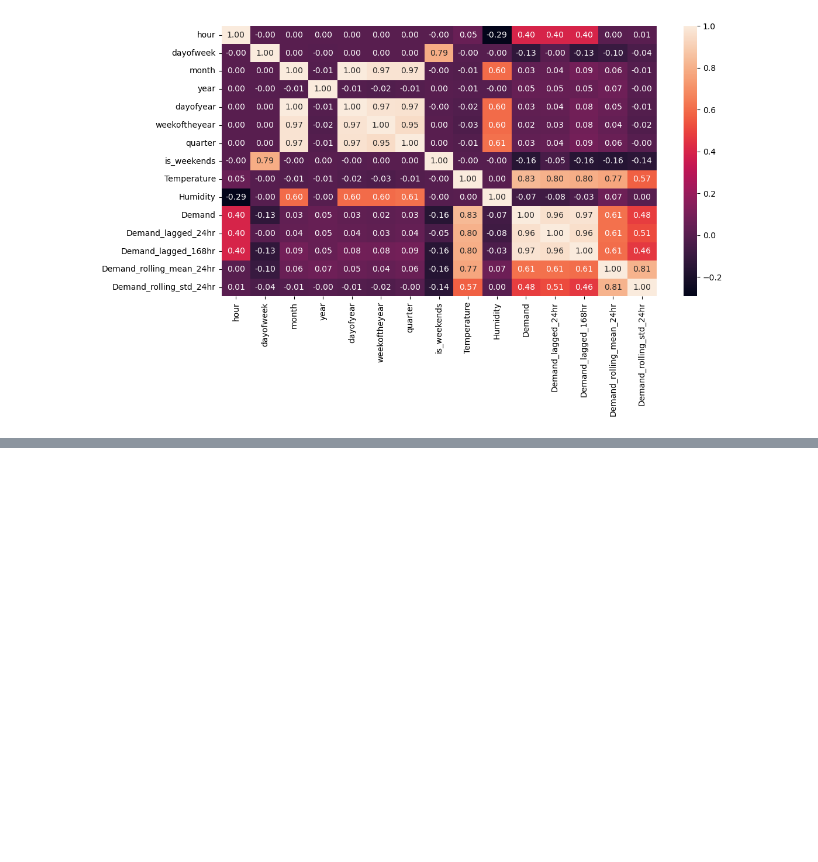
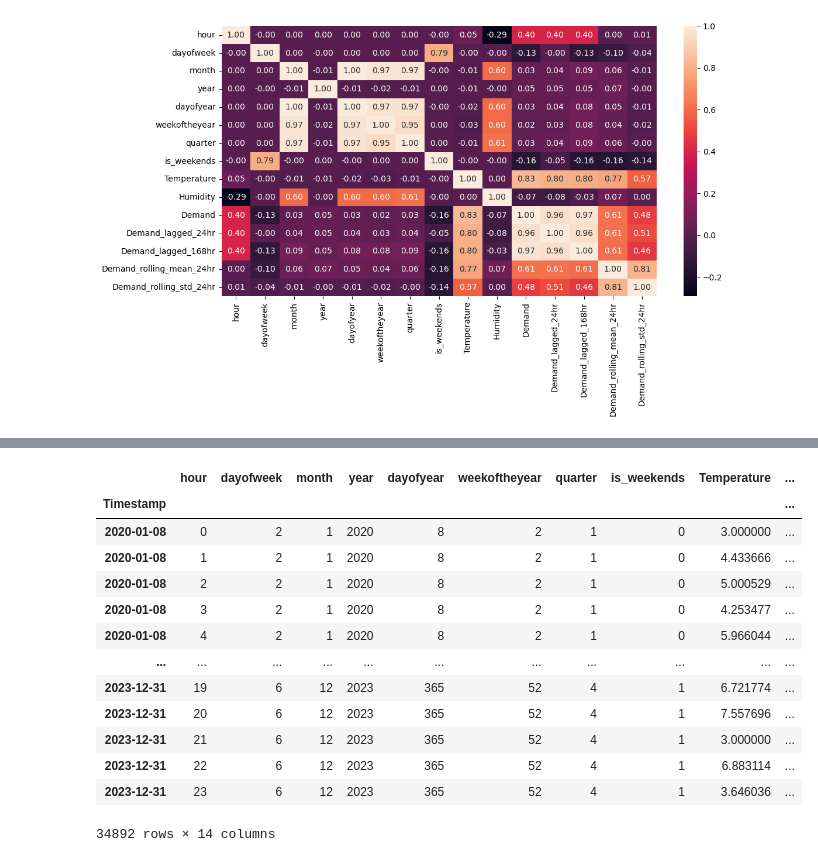
Before and after one commit to rohansaha636/Electricity-Demand-Prediction-Machine-Learning-Model, a Jupyter notebook: Electricity_Demand_Prediction_Machine_Learning_Model.ipynb, the cells around one changed output, grey strips where cells are left out. Saved outputs shown, nothing was run; the diff lists cells and outputs as text; code cells hidden in the pictures; blank space fills up the shorter version.

```diff
--- a/Electricity_Demand_Prediction_Machine_Learning_Model.ipynb
+++ b/Electricity_Demand_Prediction_Machine_Learning_Model.ipynb
@@ -537,0 +555,2 @@ plt.show()
+# %%
+x = df.drop('Demand',axis=1)
@@ -537,0 +590,3 @@ plt.show()
+# %%
+#spliting dataset into train and test set
+x_train = x.loc[ : '2023-12-31']  #taking 80 % data as testing data
@@ -537,0 +595,17 @@ plt.show()
+# %%
+x_train
+# %% [output]
+|  | hour | dayofweek | month | year | dayofyear | weekoftheyear | quarter | is_weekends | Temperature | ... |
+| Timestamp |  |  |  |  |  |  |  |  |  | ... |
+| 2020-01-08 | 0 | 2 | 1 | 2020 | 8 | 2 | 1 | 0 | 3.000000 | ... |
+| 2020-01-08 | 1 | 2 | 1 | 2020 | 8 | 2 | 1 | 0 | 4.433666 | ... |
+| 2020-01-08 | 2 | 2 | 1 | 2020 | 8 | 2 | 1 | 0 | 5.000529 | ... |
+| 2020-01-08 | 3 | 2 | 1 | 2020 | 8 | 2 | 1 | 0 | 4.253477 | ... |
+| 2020-01-08 | 4 | 2 | 1 | 2020 | 8 | 2 | 1 | 0 | 5.966044 | ... |
+| ... | ... | ... | ... | ... | ... | ... | ... | ... | ... | ... |
+| 2023-12-31 | 19 | 6 | 12 | 2023 | 365 | 52 | 4 | 1 | 6.721774 | ... |
+| 2023-12-31 | 20 | 6 | 12 | 2023 | 365 | 52 | 4 | 1 | 7.557696 | ... |
+| 2023-12-31 | 21 | 6 | 12 | 2023 | 365 | 52 | 4 | 1 | 3.000000 | ... |
+| 2023-12-31 | 22 | 6 | 12 | 2023 | 365 | 52 | 4 | 1 | 6.883114 | ... |
+| 2023-12-31 | 23 | 6 | 12 | 2023 | 365 | 52 | 4 | 1 | 3.646036 | ... |
+34892 rows × 14 columns
```
Also changed, not shown: parts of 24 cells of this notebook, 3 other files.
